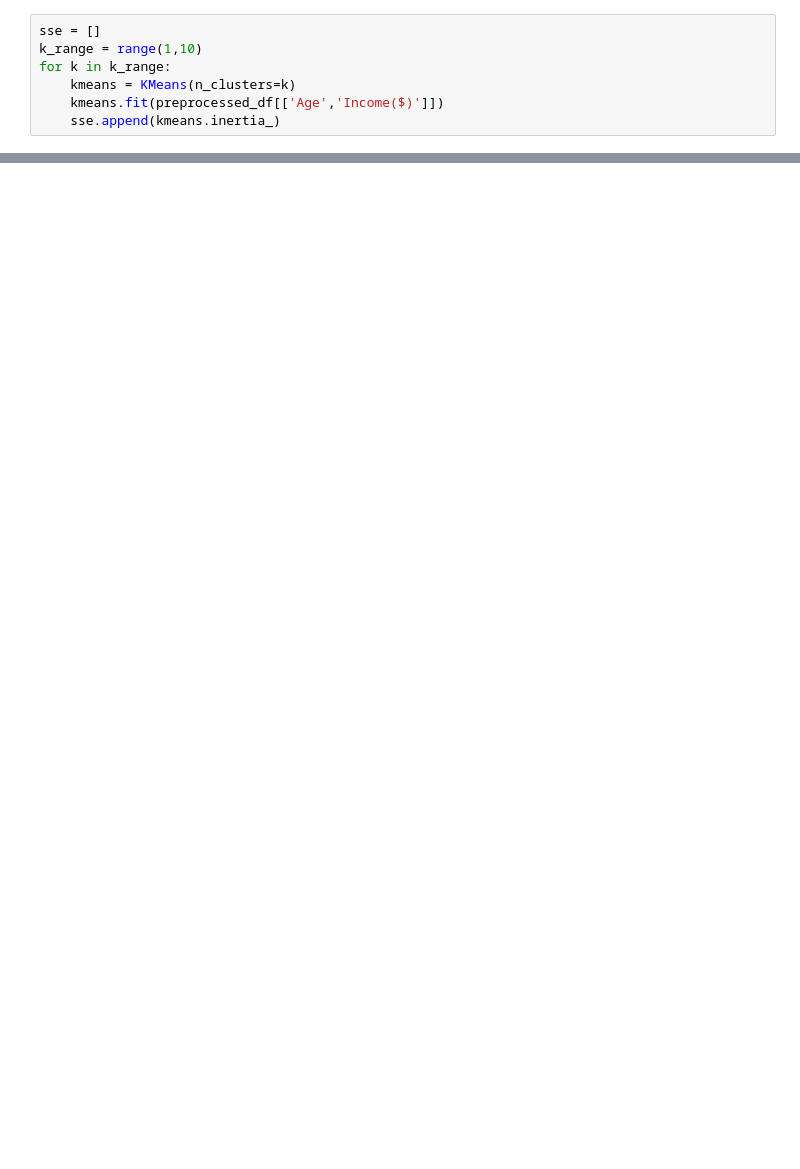
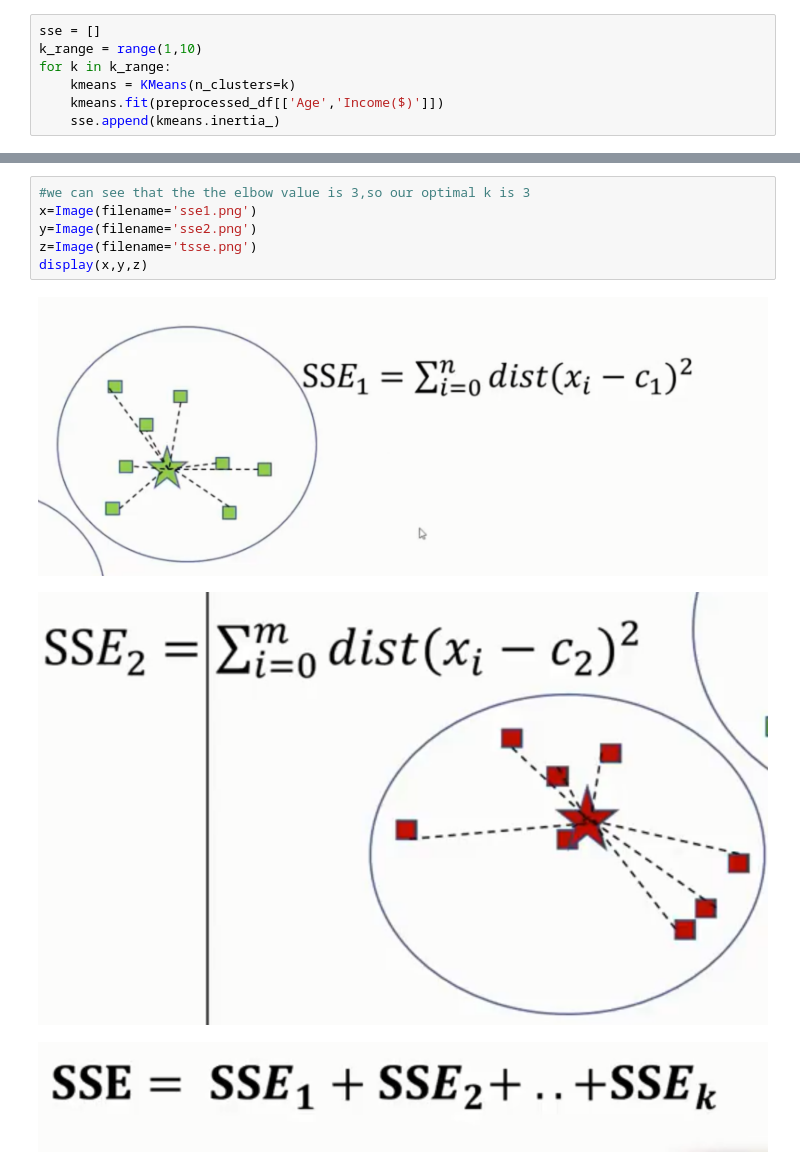
Before and after one commit to Koushikl0l/unsupervised_learning, a Jupyter notebook: K_means_cluster.ipynb, the cells around one changed output, grey strips where cells are left out. Drawn from its saved outputs; the diff is of its cells as text; blank space fills up the shorter version.

```diff
--- a/K_means_cluster.ipynb
+++ b/K_means_cluster.ipynb
@@ -147,0 +164,10 @@ plt.plot(k_range,sse)
+# %%
+#we can see that the the elbow value is 3,so our optimal k is 3
+x=Image(filename='sse1.png')
+y=Image(filename='sse2.png')
+z=Image(filename='tsse.png')
+display(x,y,z)
+# %% [output]
+[figure, added]
+[figure, added]
+[figure, added]
```
Also changed, not shown: parts of 11 cells of this notebook, 3 other files.
